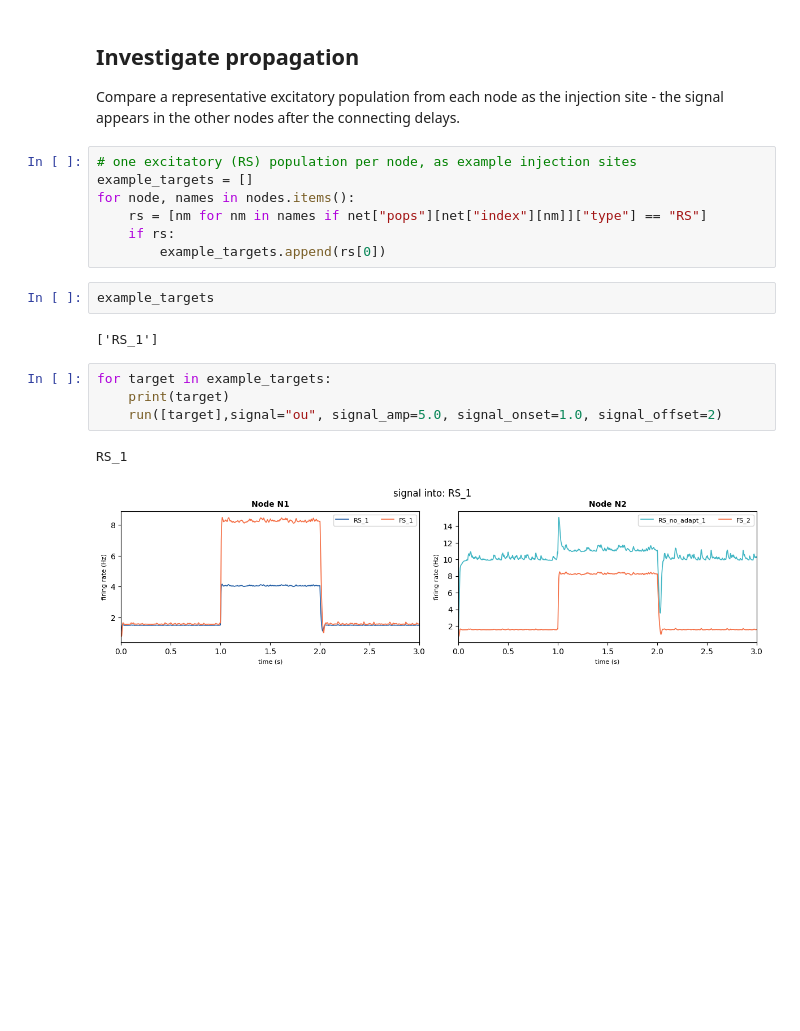
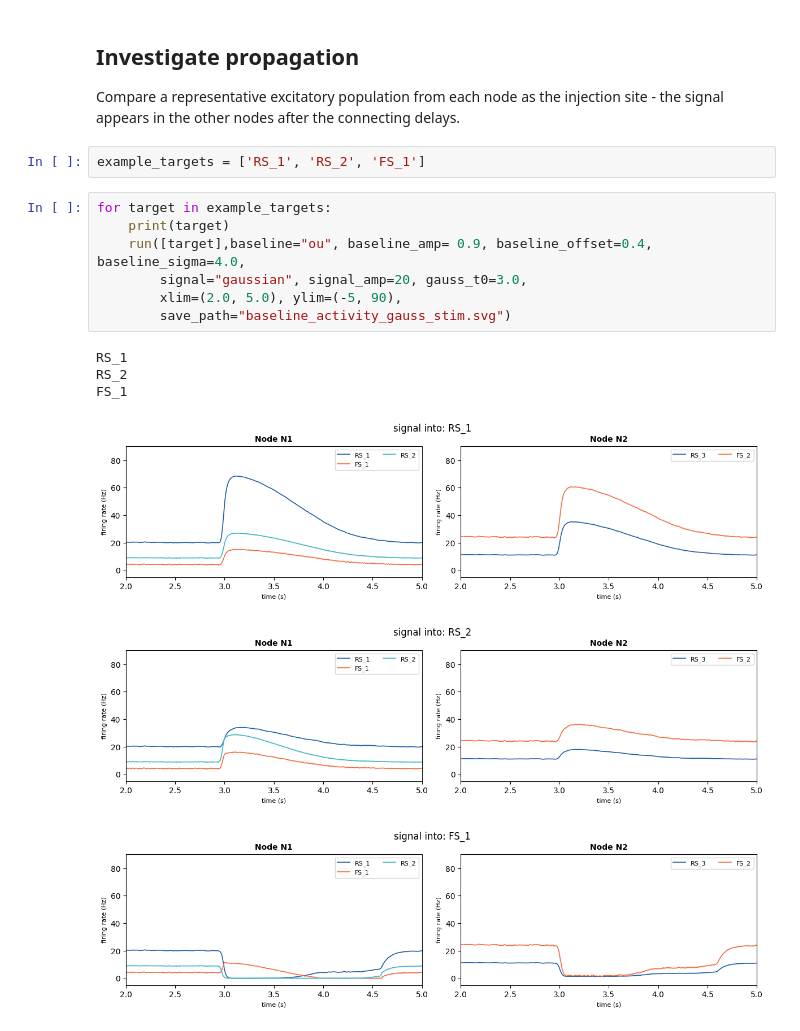
Before and after one commit to IlaCar/neuron-to-meanfield, a Jupyter notebook: network_of_mean_field/network_MF_signal_propagation.ipynb, the cells around one changed output. Drawn from its saved outputs; the diff is of its cells as text; blank space fills up the shorter version.

Commit message:
expanding input types

```diff
--- a/network_of_mean_field/network_MF_signal_propagation.ipynb
+++ b/network_of_mean_field/network_MF_signal_propagation.ipynb
@@ -157,20 +176,18 @@ out = run(SIGNAL_TARGETS,signal="ou", signal_amp=3.0, signal_onset=1.0, signal_o
 Compare a representative excitatory population from each node as the injection
 site - the signal appears in the other nodes after the connecting delays.
 # %%
-# one excitatory (RS) population per node, as example injection sites
-example_targets = []
-for node, names in nodes.items():
-    rs = [nm for nm in names if net["pops"][net["index"][nm]]["type"] == "RS"]
-    if rs:
-        example_targets.append(rs[0])
+example_targets = ['RS_1', 'RS_2', 'FS_1']
-# %%
-example_targets
-# %% [output]
-['RS_1']
-# %%
-for target in example_targets:
-    print(target)
-    run([target],signal="ou", signal_amp=5.0, signal_onset=1.0, signal_offset=2)
-# %% [output]
-RS_1
-[figure, removed]
+# %%
+for target in example_targets:
+    print(target)
+    run([target],baseline="ou", baseline_amp= 0.9, baseline_offset=0.4, baseline_sigma=4.0,
+        signal="gaussian", signal_amp=20, gauss_t0=3.0,
+        xlim=(2.0, 5.0), ylim=(-5, 90),
+        save_path="baseline_activity_gauss_stim.svg")
+# %% [output]
+RS_1
+RS_2
+FS_1
+[figure, added]
+[figure, added]
+[figure, added]
```
Also changed, not shown: parts of 10 cells of this notebook.
